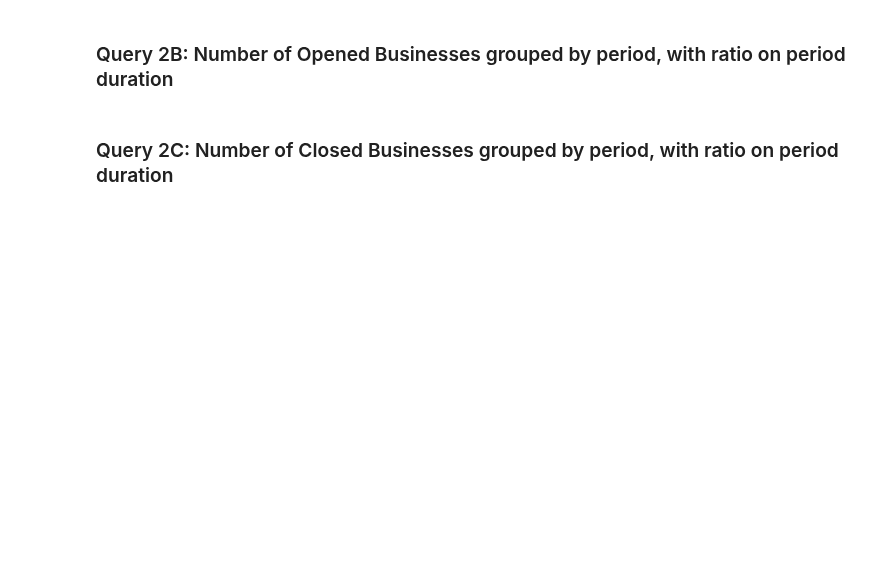
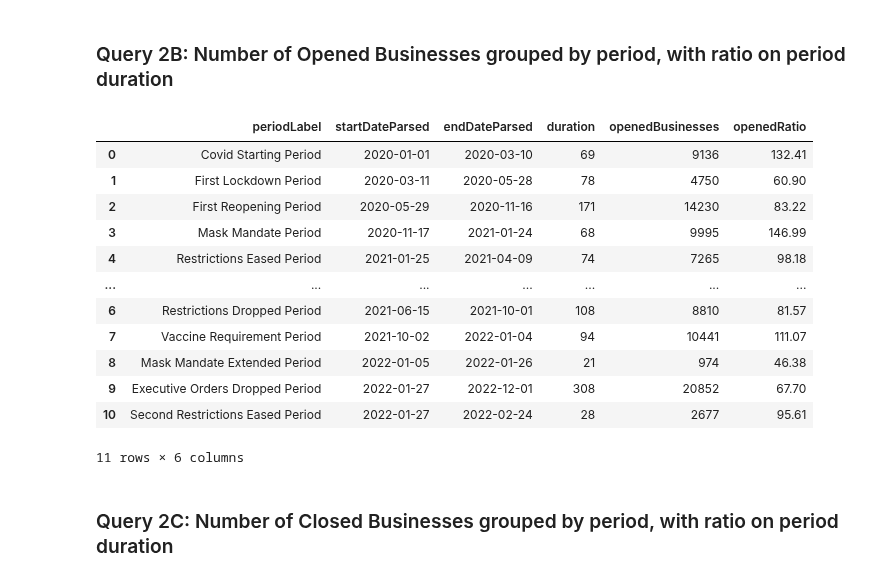
Before and after one commit to mircocazzaro/bitsei-db2-unipd, a Jupyter notebook: queries/BitseiQueries.ipynb, the cells around one changed output. Drawn from its saved outputs; the diff is of its cells as text; code cells hidden in the pictures; blank space fills up the shorter version.

```diff
--- a/queries/BitseiQueries.ipynb
+++ b/queries/BitseiQueries.ipynb
@@ -136,26 +256,43 @@ ORDER BY ?startDateParsed
 # %% [markdown]
 ### Query 2B: Number of Opened Businesses grouped by period, with ratio on period duration
 # %%
+query = """
 PREFIX xsd: <http://www.w3.org/2001/XMLSchema#>
 PREFIX lao: <http://www.bitsei.it/losAngelesOntology/>
 PREFIX fn: <http://www.w3.org/2005/xpath-functions#>
 
 SELECT ?periodLabel ?startDateParsed ?endDateParsed ?duration (COUNT(?openBusiness) AS ?openedBusinesses) (ROUND(?openedBusinesses*100/?duration)/100 AS ?openedRatio)
 WHERE {
     ?openBusiness lao:openedOnDate ?day .
     ?day lao:hasDate ?date ;
          lao:belongsTo ?period .
     ?period lao:hasLabel ?periodLabel ;
             lao:hasStartDate ?startDate ;
             lao:hasEndDate ?endDate ;
             lao:hasDuration ?duration .
 
     FILTER(?date >= ?startDate && ?date <= ?endDate)
     BIND(SUBSTR(STR(?startDate), 1, 10) AS ?startDateParsed)
     BIND(SUBSTR(STR(?endDate), 1, 10) AS ?endDateParsed)
 }
 GROUP BY ?periodLabel ?startDateParsed ?endDateParsed ?duration
-ORDER BY ?startDateParsed
+ORDER BY ?startDateParsed """;
+
+executeQuery(query)
+# %% [output]
+|  | periodLabel | startDateParsed | endDateParsed | duration | openedBusinesses | openedRatio |
+| 0 | Covid Starting Period | 2020-01-01 | 2020-03-10 | 69 | 9136 | 132.41 |
+| 1 | First Lockdown Period | 2020-03-11 | 2020-05-28 | 78 | 4750 | 60.90 |
+| 2 | First Reopening Period | 2020-05-29 | 2020-11-16 | 171 | 14230 | 83.22 |
+| 3 | Mask Mandate Period | 2020-11-17 | 2021-01-24 | 68 | 9995 | 146.99 |
+| 4 | Restrictions Eased Period | 2021-01-25 | 2021-04-09 | 74 | 7265 | 98.18 |
+| ... | ... | ... | ... | ... | ... | ... |
+| 6 | Restrictions Dropped Period | 2021-06-15 | 2021-10-01 | 108 | 8810 | 81.57 |
+| 7 | Vaccine Requirement Period | 2021-10-02 | 2022-01-04 | 94 | 10441 | 111.07 |
+| 8 | Mask Mandate Extended Period | 2022-01-05 | 2022-01-26 | 21 | 974 | 46.38 |
+| 9 | Executive Orders Dropped Period | 2022-01-27 | 2022-12-01 | 308 | 20852 | 67.70 |
+| 10 | Second Restrictions Eased Period | 2022-01-27 | 2022-02-24 | 28 | 2677 | 95.61 |
+11 rows × 6 columns
 # %% [markdown]
 ### Query 2C: Number of Closed Businesses grouped by period, with ratio on period duration
 # %%
```
Also changed, not shown: parts of 26 cells of this notebook.
